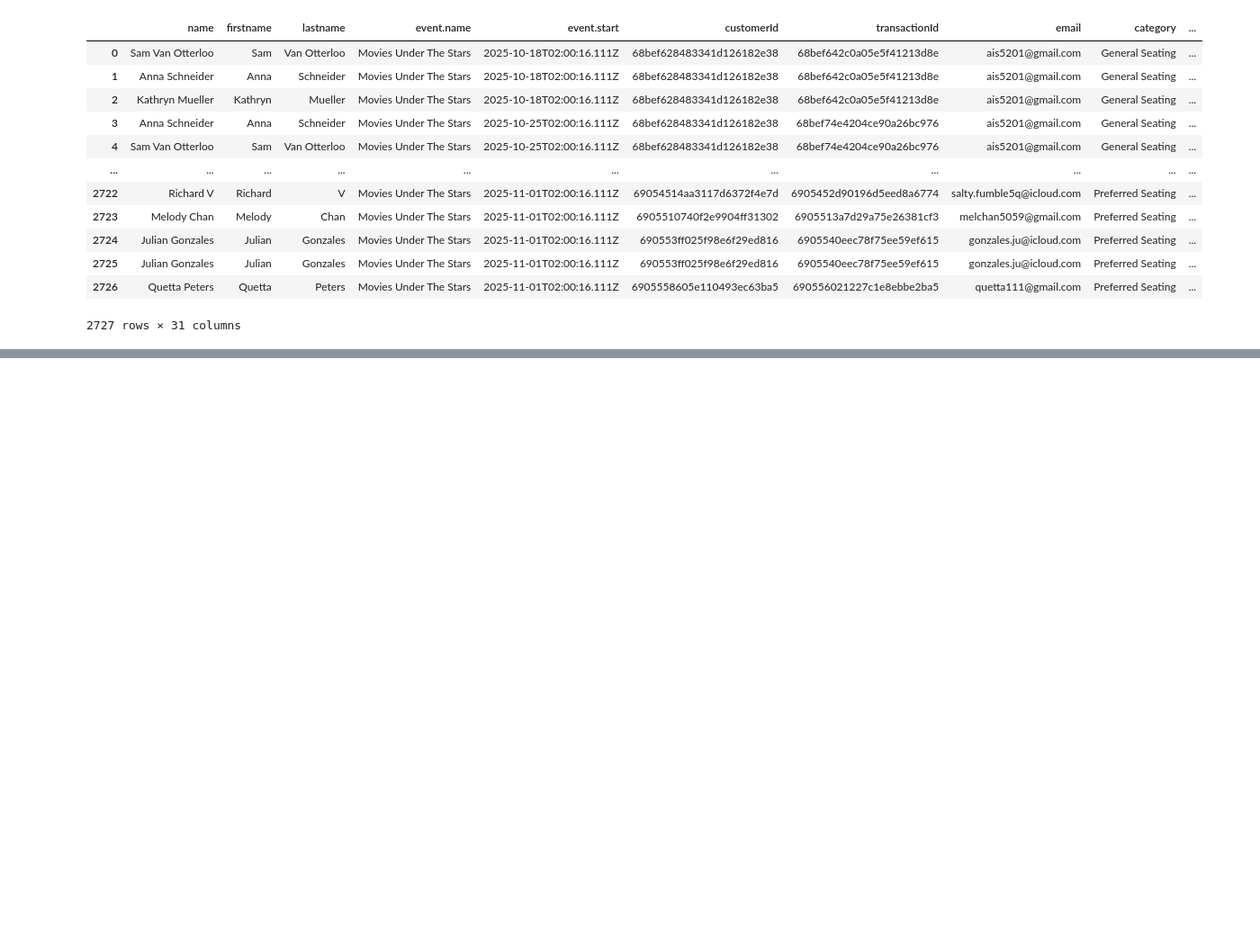
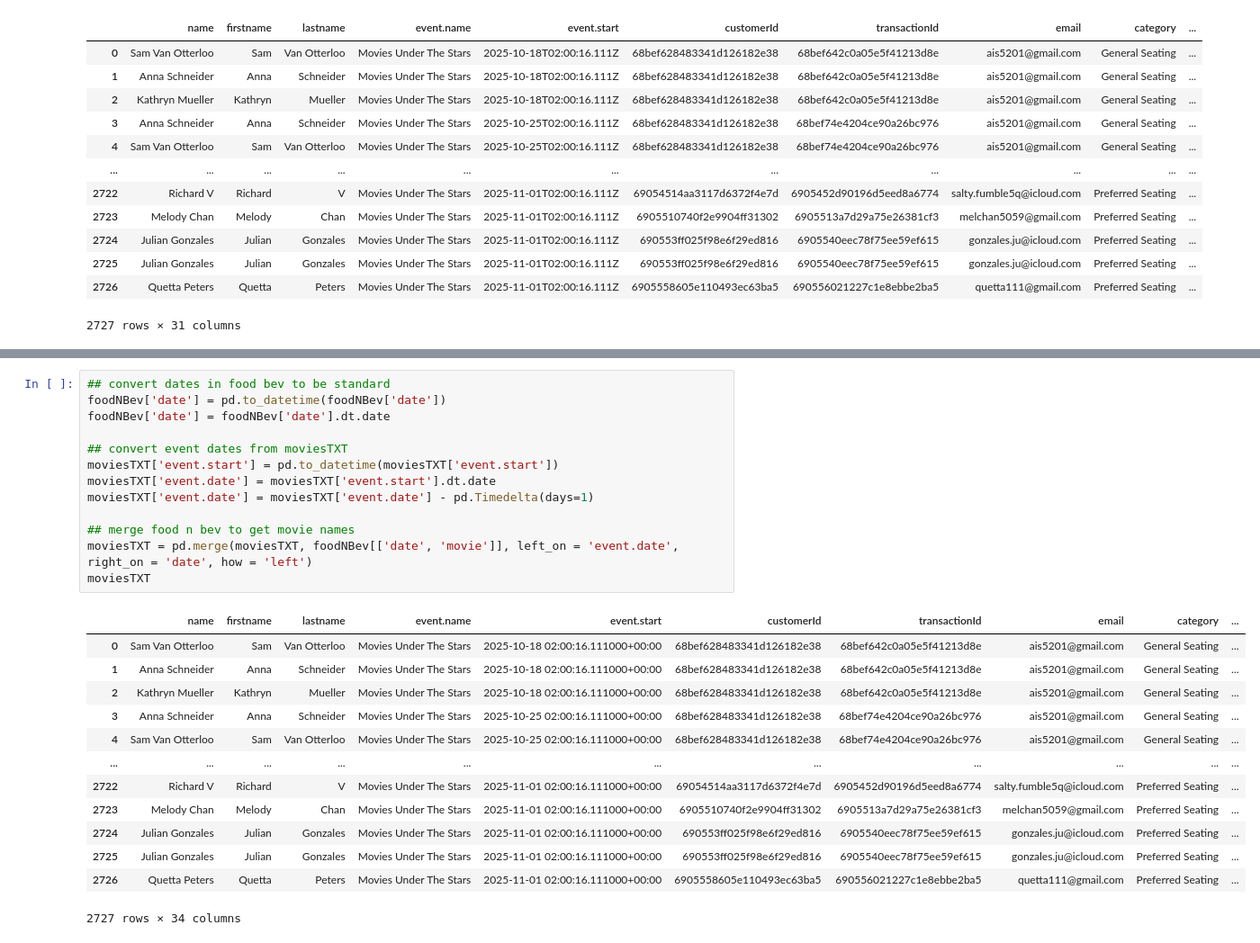
Before and after one commit to newmantldr/MUTS25, a Jupyter notebook: MUTS25.ipynb, the cells around one changed output, grey strips where cells are left out. Shown at 90% size. Drawn from its saved outputs; the diff is of its cells as text; blank space fills up the shorter version.

Commit message:
Create name of of movie column in moviesTXT for grouping

```diff
--- a/MUTS25.ipynb
+++ b/MUTS25.ipynb
@@ -143,0 +158,27 @@ raceGrpd['name']/raceGrpd['name'].sum()
+# %%
+## convert dates in food bev to be standard
+foodNBev['date'] = pd.to_datetime(foodNBev['date'])
+foodNBev['date'] = foodNBev['date'].dt.date
+
+## convert event dates from moviesTXT
+moviesTXT['event.start'] = pd.to_datetime(moviesTXT['event.start'])
+moviesTXT['event.date'] = moviesTXT['event.start'].dt.date
+moviesTXT['event.date'] = moviesTXT['event.date'] - pd.Timedelta(days=1)
+
+## merge food n bev to get movie names
+moviesTXT = pd.merge(moviesTXT, foodNBev[['date', 'movie']], left_on = 'event.date', right_on = 'date', how = 'left')
+moviesTXT
+# %% [output]
+|  | name | firstname | lastname | event.name | event.start | customerId | transactionId | email | category | ... |
+| 0 | Sam Van Otterloo | Sam | Van Otterloo | Movies Under The Stars | 2025-10-18 02:00:16.111000+00:00 | 68bef628483341d126182e38 | 68bef642c0a05e5f41213d8e | ais5201@gmail.com | General Seating | ... |
+| 1 | Anna Schneider | Anna | Schneider | Movies Under The Stars | 2025-10-18 02:00:16.111000+00:00 | 68bef628483341d126182e38 | 68bef642c0a05e5f41213d8e | ais5201@gmail.com | General Seating | ... |
+| 2 | Kathryn Mueller | Kathryn | Mueller | Movies Under The Stars | 2025-10-18 02:00:16.111000+00:00 | 68bef628483341d126182e38 | 68bef642c0a05e5f41213d8e | ais5201@gmail.com | General Seating | ... |
+| 3 | Anna Schneider | Anna | Schneider | Movies Under The Stars | 2025-10-25 02:00:16.111000+00:00 | 68bef628483341d126182e38 | 68bef74e4204ce90a26bc976 | ais5201@gmail.com | General Seating | ... |
+| 4 | Sam Van Otterloo | Sam | Van Otterloo | Movies Under The Stars | 2025-10-25 02:00:16.111000+00:00 | 68bef628483341d126182e38 | 68bef74e4204ce90a26bc976 | ais5201@gmail.com | General Seating | ... |
+| ... | ... | ... | ... | ... | ... | ... | ... | ... | ... | ... |
+| 2722 | Richard V | Richard | V | Movies Under The Stars | 2025-11-01 02:00:16.111000+00:00 | 69054514aa3117d6372f4e7d | 6905452d90196d5eed8a6774 | salty.fumble5q@icloud.com | Preferred Seating | ... |
+| 2723 | Melody Chan | Melody | Chan | Movies Under The Stars | 2025-11-01 02:00:16.111000+00:00 | 6905510740f2e9904ff31302 | 6905513a7d29a75e26381cf3 | melchan5059@gmail.com | Preferred Seating | ... |
+| 2724 | Julian Gonzales | Julian | Gonzales | Movies Under The Stars | 2025-11-01 02:00:16.111000+00:00 | 690553ff025f98e6f29ed816 | 6905540eec78f75ee59ef615 | gonzales.ju@icloud.com | Preferred Seating | ... |
+| 2725 | Julian Gonzales | Julian | Gonzales | Movies Under The Stars | 2025-11-01 02:00:16.111000+00:00 | 690553ff025f98e6f29ed816 | 6905540eec78f75ee59ef615 | gonzales.ju@icloud.com | Preferred Seating | ... |
+| 2726 | Quetta Peters | Quetta | Peters | Movies Under The Stars | 2025-11-01 02:00:16.111000+00:00 | 6905558605e110493ec63ba5 | 690556021227c1e8ebbe2ba5 | quetta111@gmail.com | Preferred Seating | ... |
+2727 rows × 34 columns
```
Also changed, not shown: parts of 3 cells of this notebook.
